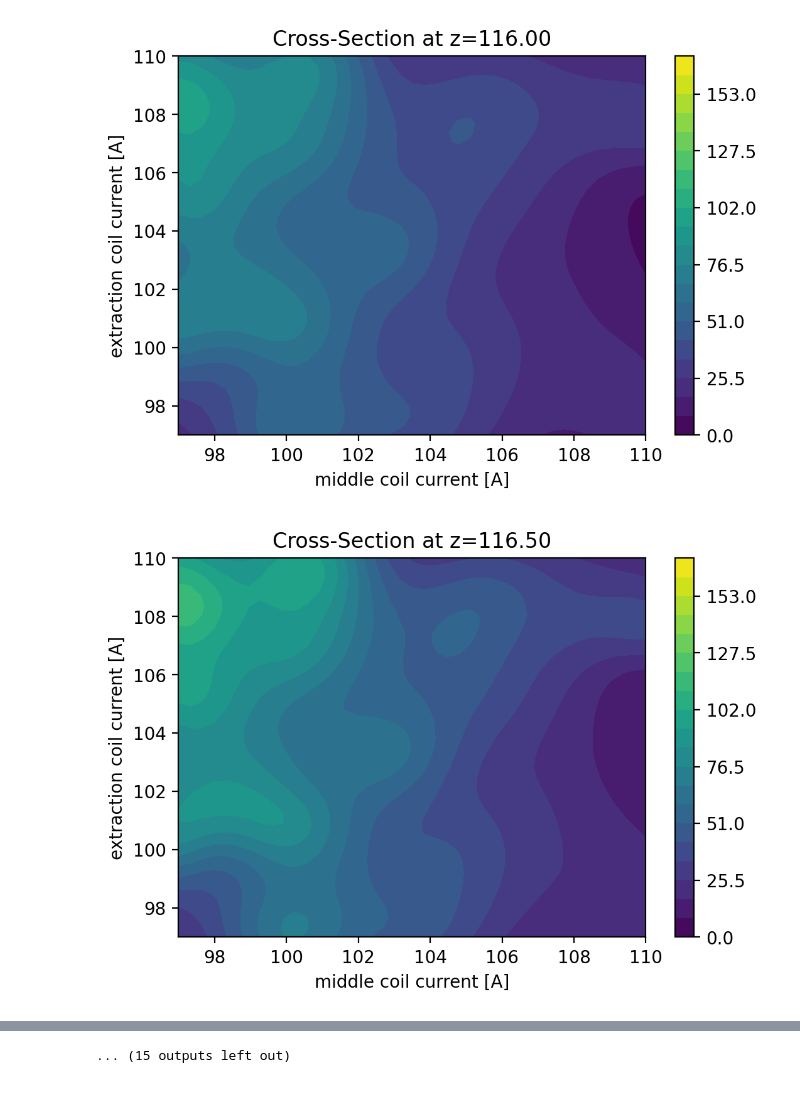
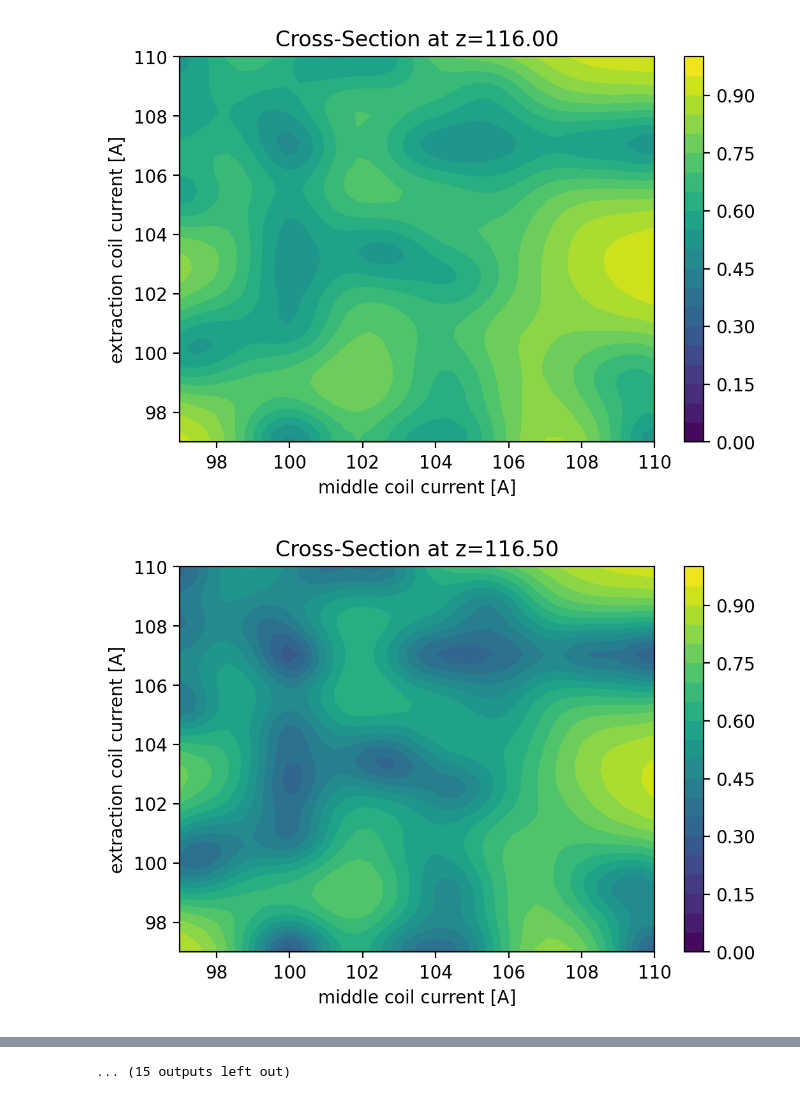
Before and after one commit to yubinhu/Venus-Exploration, a Jupyter notebook: Gaussian Regression on All Data.ipynb, the cells around one changed output, grey strips where cells are left out. Saved outputs shown, nothing was run; the diff lists cells and outputs as text; code cells hidden in the pictures.

Commit message:
Plot the variance

```diff
--- a/Gaussian Regression on All Data.ipynb
+++ b/Gaussian Regression on All Data.ipynb
@@ -25,10 +85,13 @@ y = np.array(magpts)
 # %%
-alpha = 0.05
-kernel=Matern(nu=2.5)
+alpha = 0.1
+kernel = Matern(nu=2.5)
 gpr = GaussianProcessRegressor(kernel=kernel,random_state=0, alpha=alpha).fit(X[:-20], y[:-20])
 
 # check
 print("Training score:%f"%gpr.score(X[:-20], y[:-20]))
 print("Test score:%f (This should be slightly less than training, otherwise decrease alpha)"%gpr.score(X[-20:], y[-20:]))
 gpr = GaussianProcessRegressor(kernel=kernel,random_state=1, alpha=alpha).fit(X, y)
+
+# TODO: randomize test set
+# TODO: plot variance on the same plots
 # %% [output]
@@ -41,21 +102,27 @@ array([102.73064864])
 # %%
-def plot_cross_section(gpr, z_plot):
+def plot_cross_section(gpr, z_plot, plotVar=False):
     def gauss_mean(x, y, z=123):
         arr = np.array([[x,y,z]])
         result = gpr.predict(arr)
         return result
 
+    def gauss_var(x, y, z=123):
+        arr = np.array([[x,y,z]])
+        result = gpr.predict(arr, return_std=True)[1]
+        return result
+    if plotVar:
+        func = gauss_var
+    else:
+        func = gauss_mean
     n_plot = 41
     x = np.linspace(97, 110, n_plot)
     y = np.linspace(97, 110, n_plot)
-    z = np.array([gauss_mean(i,j,z=z_plot) for j in y for i in x])
+    z = np.array([func(i,j,z=z_plot) for j in y for i in x])
 
     X, Y = np.meshgrid(x, y)
     Z = z.reshape(n_plot, n_plot)
-    # plt.contourf(X, Y, Z, vmin=20, vmax=155)
-    # plt.colorbar()
 
-    levels = np.linspace(0, 170,21)
+    levels = np.linspace(0, 1, 21) if plotVar else np.linspace(0, 170, 21)
     img=plt.contourf(X, Y, Z, levels=levels)
     plt.colorbar(img)
 
@@ -63,8 +130,9 @@ def plot_cross_section(gpr, z_plot):
     plt.xlabel("middle coil current [A]")
     plt.ylabel("extraction coil current [A]")
     plt.title("Cross-Section at z=%.2f"%z_plot)
-    plt.savefig("Figures/GPRplots/z%d.png"%int(z_plot*10))
+    filename = "Figures/GPRplots/var/z%d_var.png"%int(z_plot*10) if plotVar else "Figures/GPRplots/mean/z%d_mean.png"%int(z_plot*10)
+    plt.savefig(filename)
     plt.show()
     return
-plot_cross_section(gpr, 120)
+plot_cross_section(gpr, 120, plotVar=True)
 # %% [output]
@@ -72,6 +140,6 @@ plot_cross_section(gpr, 120)
 # %%
 for z in np.linspace(116, 129, 27):
-    plot_cross_section(gpr, z)
+    plot_cross_section(gpr, z, plotVar=True)
 # %% [output]
-[figure, old version]
+[figure, new version]
-[figure, old version]
+[figure, new version]
```
Also changed, not shown: parts of 5 cells of this notebook, 4 other files.
